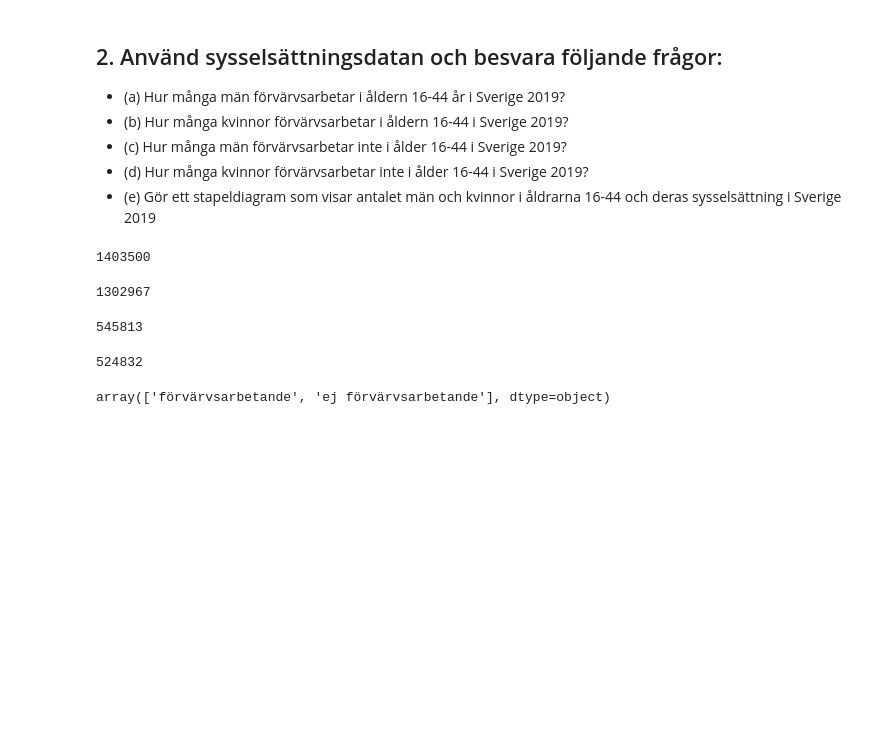
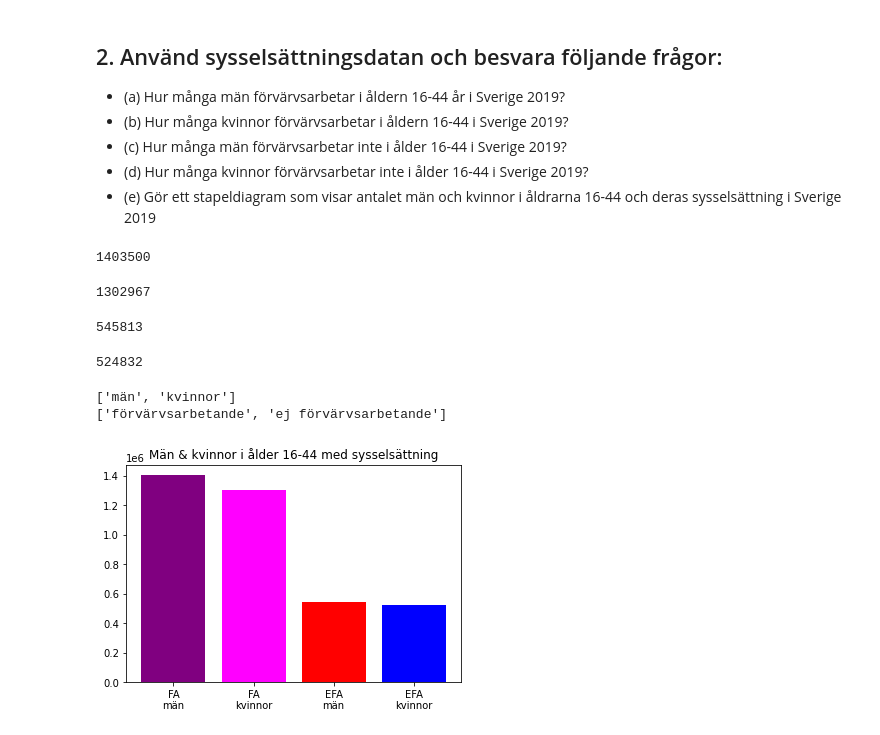
Before and after one commit to JonasNTI/Jonas_TE19C, a Jupyter notebook: Programmering i vardagen/dataanalys/Läxa/Pandas Läxa.ipynb, the cells around one changed output. Saved outputs shown, nothing was run; the diff lists cells and outputs as text; code cells hidden in the pictures; blank space fills up the shorter version.

```diff
--- a/Programmering i vardagen/dataanalys/Läxa/Pandas Läxa.ipynb
+++ b/Programmering i vardagen/dataanalys/Läxa/Pandas Läxa.ipynb
@@ -90,12 +90,31 @@ print(df['2019'].sum())
 # %% [output]
 524832
-# %%
-# (e)
-import pandas as pd
-import matplotlib.pyplot as plt
-
-df = pd.read_csv("sysselsattning.csv", header=2)
-labels = df['sysselsättning'].unique()
-labels
-# %% [output]
-array(['förvärvsarbetande', 'ej förvärvsarbetande'], dtype=object)
+# %%
+# (e)
+import pandas as pd
+import matplotlib.pyplot as plt
+
+df = pd.read_csv("sysselsattning.csv", header=2)
+
+# förvärvsarbetande män/kvinnor
+df_F = df[df['sysselsättning'] == 'förvärvsarbetande']
+df_F_M = df_F[df_F['kön'] == 'män']
+df_F_K = df_F[df_F['kön'] == 'kvinnor']
+# ej förvärvsarbetande män/kvinnor
+df_EF = df[df['sysselsättning'] == 'ej förvärvsarbetande']
+df_EF_M = df_EF[df_EF['kön'] == 'män']
+df_EF_K = df_EF[df_EF['kön'] == 'kvinnor']
+
+
+# Listor till stapeldiagram
+labels = ["FA\nmän", "FA\nkvinnor", "EFA\nmän", "EFA\nkvinnor"]
+antal = [df_F_M['2019'].sum(), df_F_K['2019'].sum(), df_EF_M['2019'].sum(), df_EF_K['2019'].sum()]
+
+# Stapeldiagram med lite färger
+plt.bar(labels, antal, color= ['purple', 'magenta', 'red', 'blue'])
+plt.title("Män & kvinnor i ålder 16-44 med sysselsättning")
+plt.show()
+# %% [output]
+['män', 'kvinnor']
+['förvärvsarbetande', 'ej förvärvsarbetande']
+[figure, added]
```
Also changed, not shown: parts of 6 cells of this notebook.
